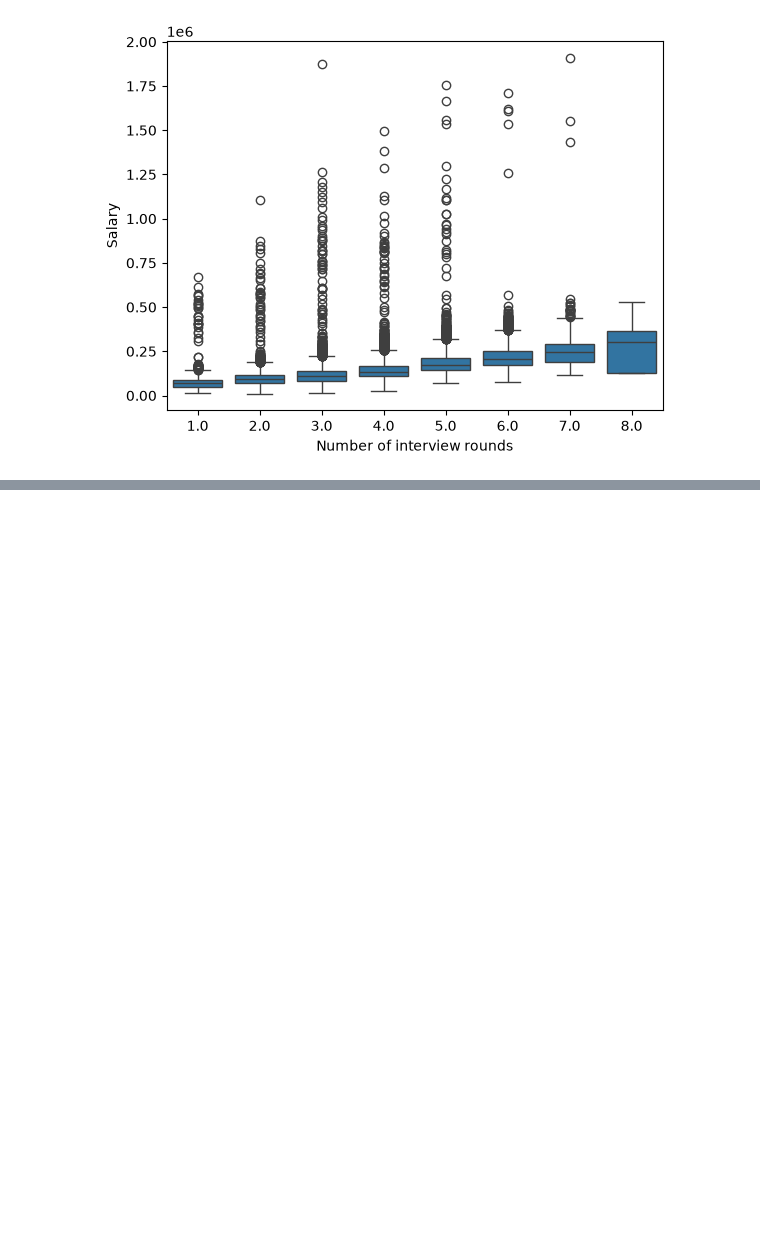
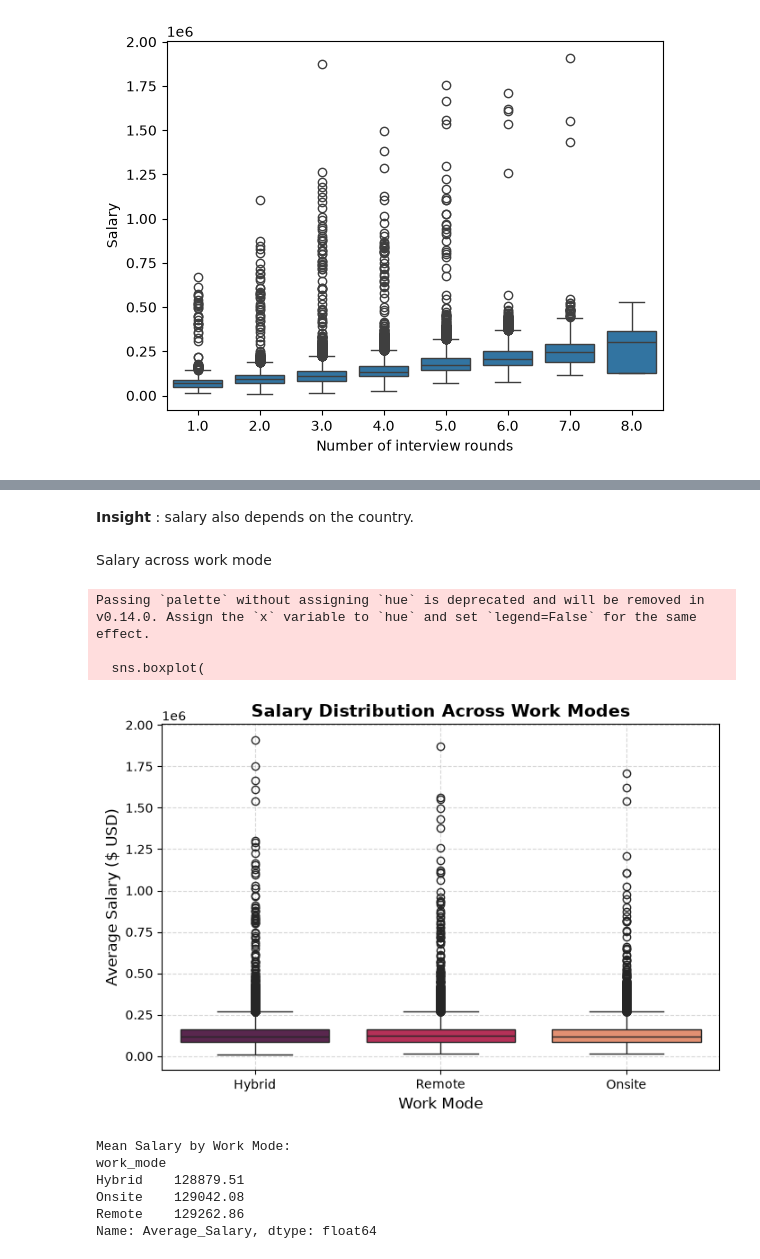
Before and after one commit to anshulbaisoya82-ux/Task-2-, a Jupyter notebook: Salary.ipynb, the cells around one changed output, grey strips where cells are left out. Saved outputs shown, nothing was run; the diff lists cells and outputs as text; code cells hidden in the pictures; blank space fills up the shorter version.

```diff
--- a/Salary.ipynb
+++ b/Salary.ipynb
@@ -386,0 +458,33 @@ sns.histplot(df['Average_Salary'])
+# %% [markdown]
+**Insight** : salary also depends on the country.
+# %% [markdown]
+Salary across work mode
+# %%
+
+fig, ax = plt.subplots(figsize=(8, 5))
+sns.boxplot(
+    data=model_df,
+    x='work_mode',
+    y='Average_Salary',
+    palette='rocket',
+    ax=ax
+)
+ax.set_title('Salary Distribution Across Work Modes', fontsize=14, fontweight='bold')
+ax.set_xlabel('Work Mode', fontsize=12)
+ax.set_ylabel('Average Salary ($ USD)', fontsize=12)
+plt.grid(True, linestyle='--', alpha=0.5)
+plt.show()
+
+print("Mean Salary by Work Mode:")
+print(model_df.groupby('work_mode')['Average_Salary'].mean().round(2))
+# %% [output]
+Passing `palette` without assigning `hue` is deprecated and will be removed in v0.14.0. Assign the `x` variable to `hue` and set `legend=False` for the same effect.
+
+  sns.boxplot(
+[figure, added]
+Mean Salary by Work Mode:
+work_mode
+Hybrid    128879.51
+Onsite    129042.08
+Remote    129262.86
+Name: Average_Salary, dtype: float64
```
Also changed, not shown: parts of 29 cells of this notebook, 1 other file.
